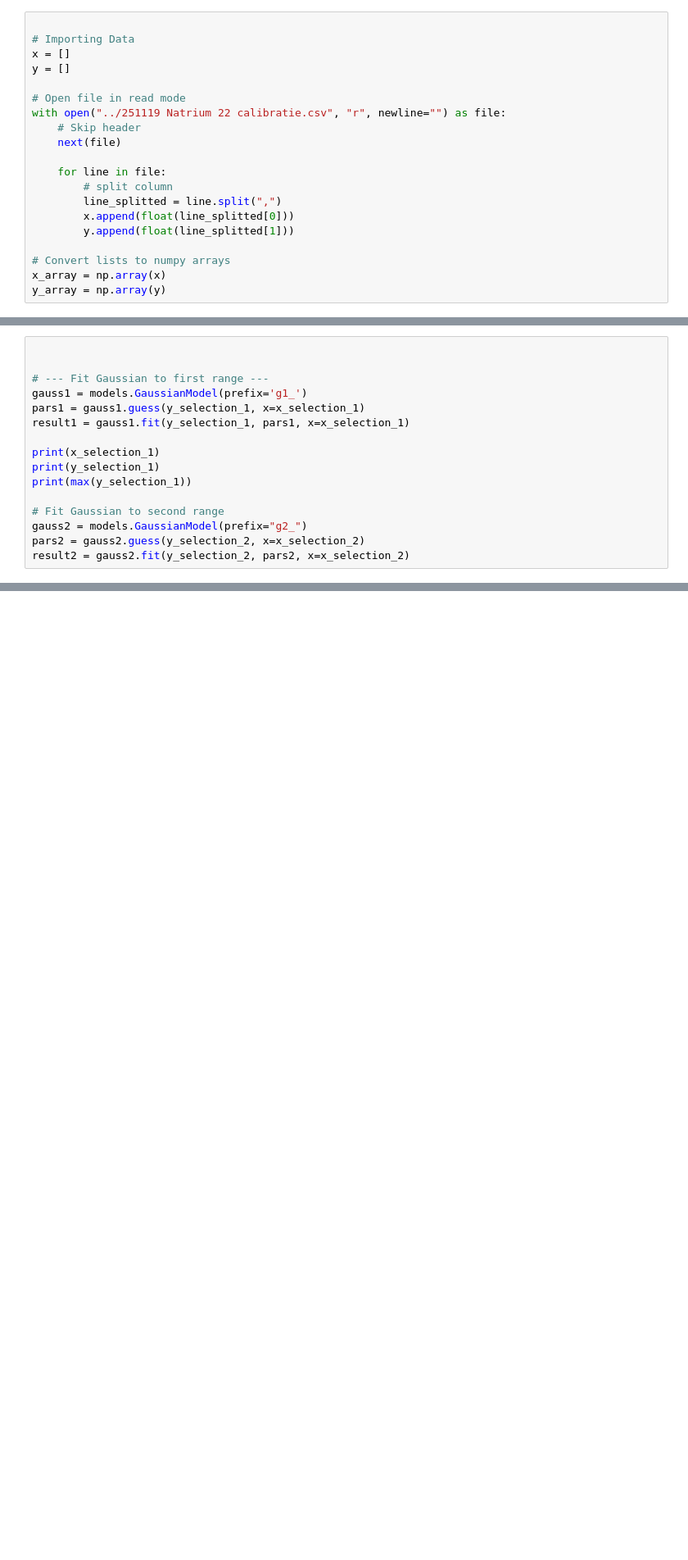
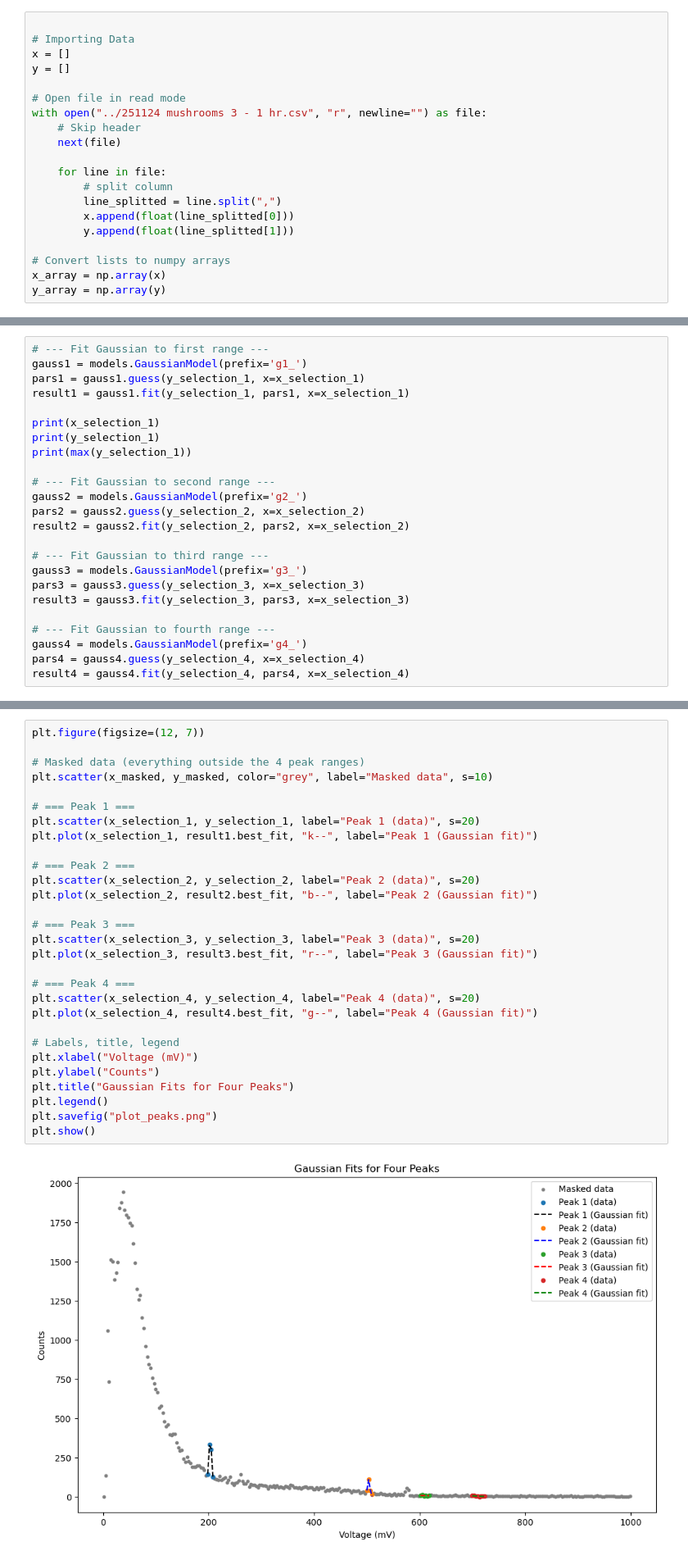
Before and after one commit to SannevWestrenen/NSP2-Particle-Physics---Charley-Sanne, a Jupyter notebook: calibration/Particle Physics - Charley & Sanne.ipynb, the cells around one changed output, grey strips where cells are left out. Shown at 82% size. Drawn from its saved outputs; the diff is of its cells as text; blank space fills up the shorter version.

```diff
--- a/calibration/Particle Physics - Charley & Sanne.ipynb
+++ b/calibration/Particle Physics - Charley & Sanne.ipynb
@@ -409,7 +405,7 @@ x = []
 y = []
 
 # Open file in read mode
-with open("../251119 Natrium 22 calibratie.csv", "r", newline="") as file:
+with open("../251124 mushrooms 3 - 1 hr.csv", "r", newline="") as file:
     # Skip header
     next(file)
 
@@ -453,8 +458,6 @@ y_masked = y_array[masked_mask]
 # %% [markdown]
 # Gaussian fits
 # %%
-
-
 # --- Fit Gaussian to first range ---
 gauss1 = models.GaussianModel(prefix='g1_')
 pars1 = gauss1.guess(y_selection_1, x=x_selection_1)
@@ -464,7 +467,17 @@ print(x_selection_1)
 print(y_selection_1)
 print(max(y_selection_1))
 
-# Fit Gaussian to second range
-gauss2 = models.GaussianModel(prefix="g2_")
+# --- Fit Gaussian to second range ---
+gauss2 = models.GaussianModel(prefix='g2_')
 pars2 = gauss2.guess(y_selection_2, x=x_selection_2)
 result2 = gauss2.fit(y_selection_2, pars2, x=x_selection_2)
+
+# --- Fit Gaussian to third range ---
+gauss3 = models.GaussianModel(prefix='g3_')
+pars3 = gauss3.guess(y_selection_3, x=x_selection_3)
+result3 = gauss3.fit(y_selection_3, pars3, x=x_selection_3)
+
+# --- Fit Gaussian to fourth range ---
+gauss4 = models.GaussianModel(prefix='g4_')
+pars4 = gauss4.guess(y_selection_4, x=x_selection_4)
+result4 = gauss4.fit(y_selection_4, pars4, x=x_selection_4)
@@ -470,0 +490,31 @@ result2 = gauss2.fit(y_selection_2, pars2, x=x_selection_2)
+# %%
+plt.figure(figsize=(12, 7))
+
+# Masked data (everything outside the 4 peak ranges)
+plt.scatter(x_masked, y_masked, color="grey", label="Masked data", s=10)
+
+# === Peak 1 ===
+plt.scatter(x_selection_1, y_selection_1, label="Peak 1 (data)", s=20)
+plt.plot(x_selection_1, result1.best_fit, "k--", label="Peak 1 (Gaussian fit)")
+
+# === Peak 2 ===
+plt.scatter(x_selection_2, y_selection_2, label="Peak 2 (data)", s=20)
+plt.plot(x_selection_2, result2.best_fit, "b--", label="Peak 2 (Gaussian fit)")
+
+# === Peak 3 ===
+plt.scatter(x_selection_3, y_selection_3, label="Peak 3 (data)", s=20)
+plt.plot(x_selection_3, result3.best_fit, "r--", label="Peak 3 (Gaussian fit)")
+
+# === Peak 4 ===
+plt.scatter(x_selection_4, y_selection_4, label="Peak 4 (data)", s=20)
+plt.plot(x_selection_4, result4.best_fit, "g--", label="Peak 4 (Gaussian fit)")
+
+# Labels, title, legend
+plt.xlabel("Voltage (mV)")
+plt.ylabel("Counts")
+plt.title("Gaussian Fits for Four Peaks")
+plt.legend()
+plt.savefig("plot_peaks.png")
+plt.show()
+# %% [output]
+[figure, added]
```
Also changed, not shown: parts of 16 cells of this notebook, 2 other files.
